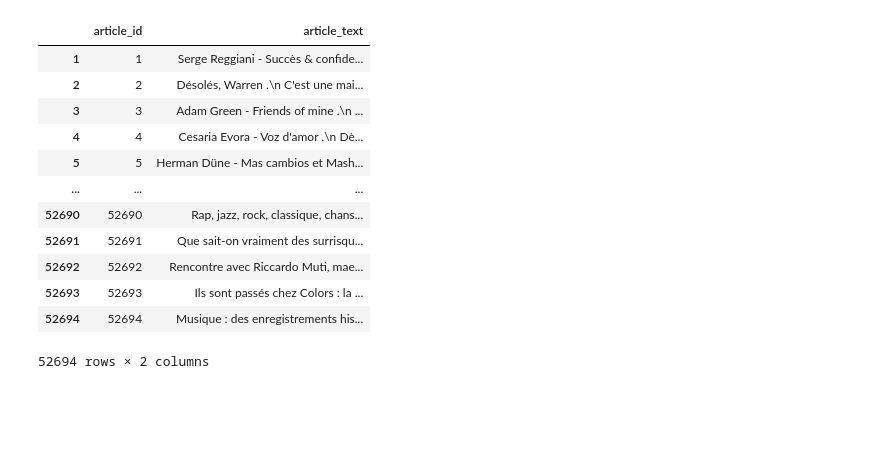
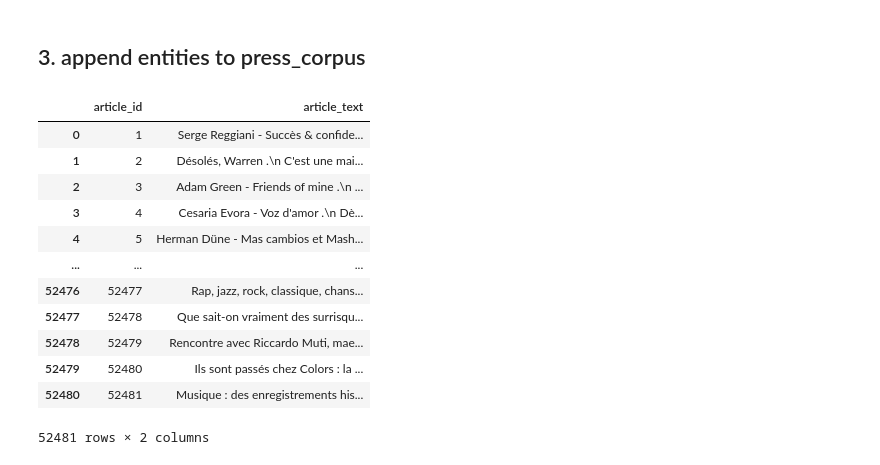
Before and after one commit to scoavoux/music_artists_data_paper, a Jupyter notebook: python_press/ner_on_press.ipynb, the cells around one changed output. Cells and saved outputs as stored; diff of their text form; code cells hidden in the pictures; blank space fills up the shorter version.

```diff
--- a/python_press/ner_on_press.ipynb
+++ b/python_press/ner_on_press.ipynb
@@ -31,0 +13,3 @@ presse
+# %%
+presse = pd.read_csv("/Users/pol/Downloads/press_corpus.csv")
+presse
@@ -123,21 +188,21 @@ extracted_ents.to_csv("/Users/pol/Downloads/extracted_ents_ALL.csv",
+# %% [markdown]
+## 3. append entities to press_corpus
 # %%
 # press_corpus with column listing all entities for each text
 article_text = presse[["article_id", "article_text"]]
-article_text.index += 1 # 1-based index
-
 article_text
 # %% [output]
 |  | article_id | article_text |
-| 1 | 1 | Serge Reggiani - Succès & confide... |
-| 2 | 2 | Désolés, Warren .\n C'est une mai... |
-| 3 | 3 | Adam Green - Friends of mine .\n ... |
-| 4 | 4 | Cesaria Evora - Voz d'amor .\n Dè... |
-| 5 | 5 | Herman Düne - Mas cambios et Mash... |
+| 0 | 1 | Serge Reggiani - Succès & confide... |
+| 1 | 2 | Désolés, Warren .\n C'est une mai... |
+| 2 | 3 | Adam Green - Friends of mine .\n ... |
+| 3 | 4 | Cesaria Evora - Voz d'amor .\n Dè... |
+| 4 | 5 | Herman Düne - Mas cambios et Mash... |
 | ... | ... | ... |
-| 52690 | 52690 | Rap, jazz, rock, classique, chans... |
-| 52691 | 52691 | Que sait-on vraiment des surrisqu... |
-| 52692 | 52692 | Rencontre avec Riccardo Muti, mae... |
-| 52693 | 52693 | Ils sont passés chez Colors : la ... |
-| 52694 | 52694 | Musique : des enregistrements his... |
+| 52476 | 52477 | Rap, jazz, rock, classique, chans... |
+| 52477 | 52478 | Que sait-on vraiment des surrisqu... |
+| 52478 | 52479 | Rencontre avec Riccardo Muti, mae... |
+| 52479 | 52480 | Ils sont passés chez Colors : la ... |
+| 52480 | 52481 | Musique : des enregistrements his... |
-52694 rows × 2 columns
+52481 rows × 2 columns
 # %%
```
Also changed, not shown: parts of 19 cells of this notebook, 3 other files.
